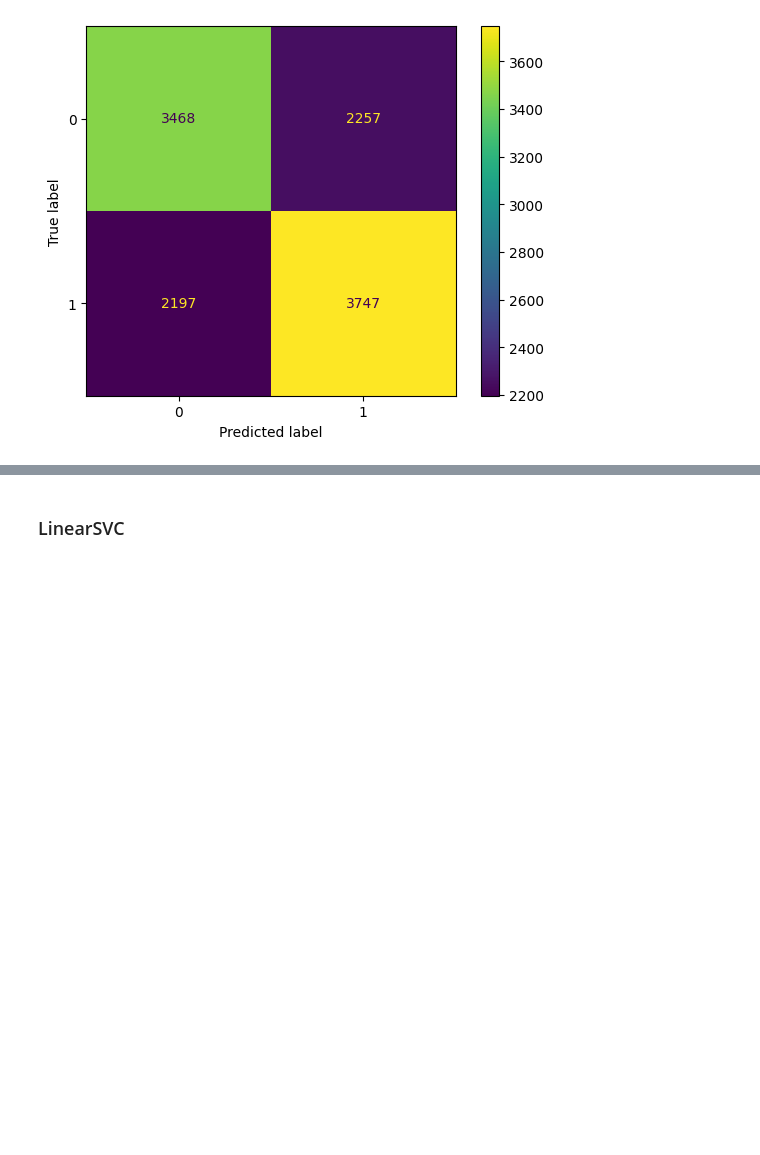
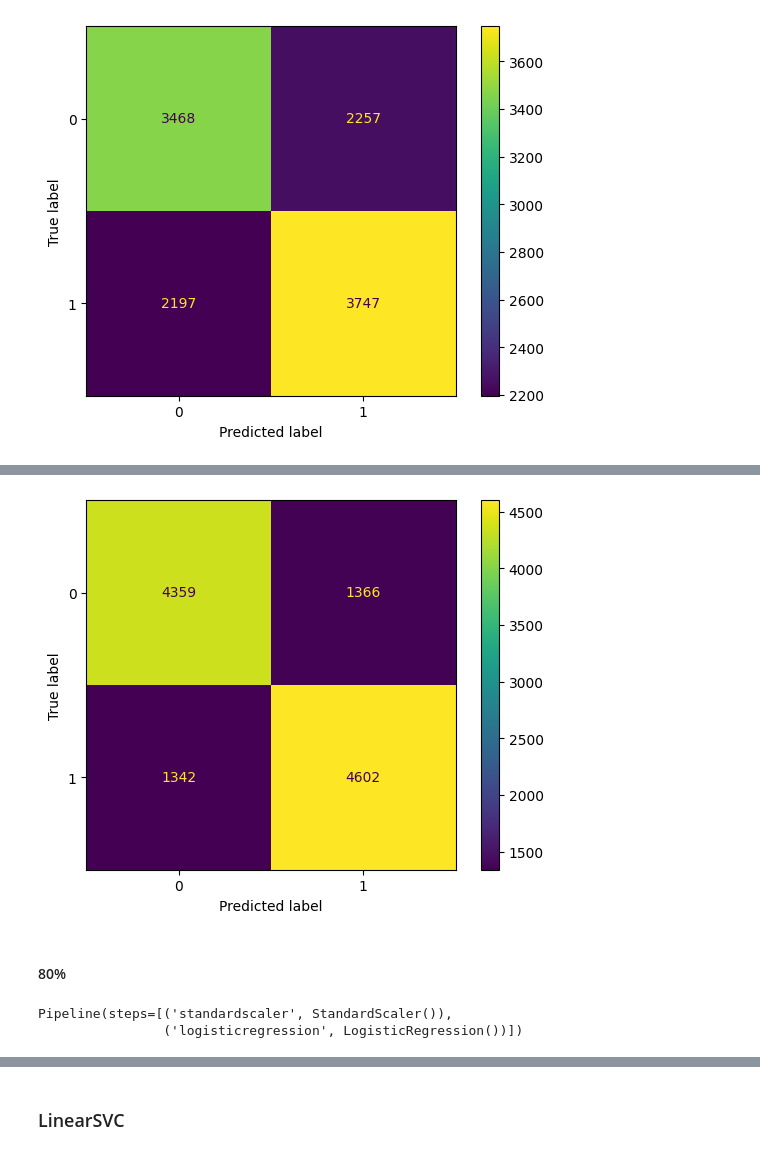
Before and after one commit to t-tony03/EECS3401Final, a Jupyter notebook: final rev2.ipynb, the cells around one changed output, grey strips where cells are left out. Saved outputs shown, nothing was run; the diff lists cells and outputs as text; code cells hidden in the pictures; blank space fills up the shorter version.

```diff
--- a/final rev2.ipynb
+++ b/final rev2.ipynb
@@ -365,0 +467,6 @@ plt.show()
+# %%
+log_reg_svm_60 = make_pipeline(
+    StandardScaler() ,
+    LogisticRegression()
+)
+log_reg_svm_60.fit(x_train60 , y_train60)
@@ -365,0 +476,3 @@ plt.show()
+# %%
+log_reg_svm_60_y_pred = log_reg_svm_60.predict(x_test60)
+print(classification_report(y_test60 , log_reg_svm_60_y_pred))
@@ -365,0 +488,16 @@ plt.show()
+# %%
+ConfusionMatrixDisplay.from_predictions(y_test60 , log_reg_svm_60_y_pred)
+plt.show()
+# %% [output]
+[figure, added]
+# %% [markdown]
+#### 80%
+# %%
+log_reg_svm_80 = make_pipeline(
+    StandardScaler() ,
+    LogisticRegression()
+)
+log_reg_svm_80.fit(x_train80 , y_train80)
+# %% [output]
+Pipeline(steps=[('standardscaler', StandardScaler()),
+                ('logisticregression', LogisticRegression())])
```
Also changed, not shown: parts of 55 cells of this notebook.
